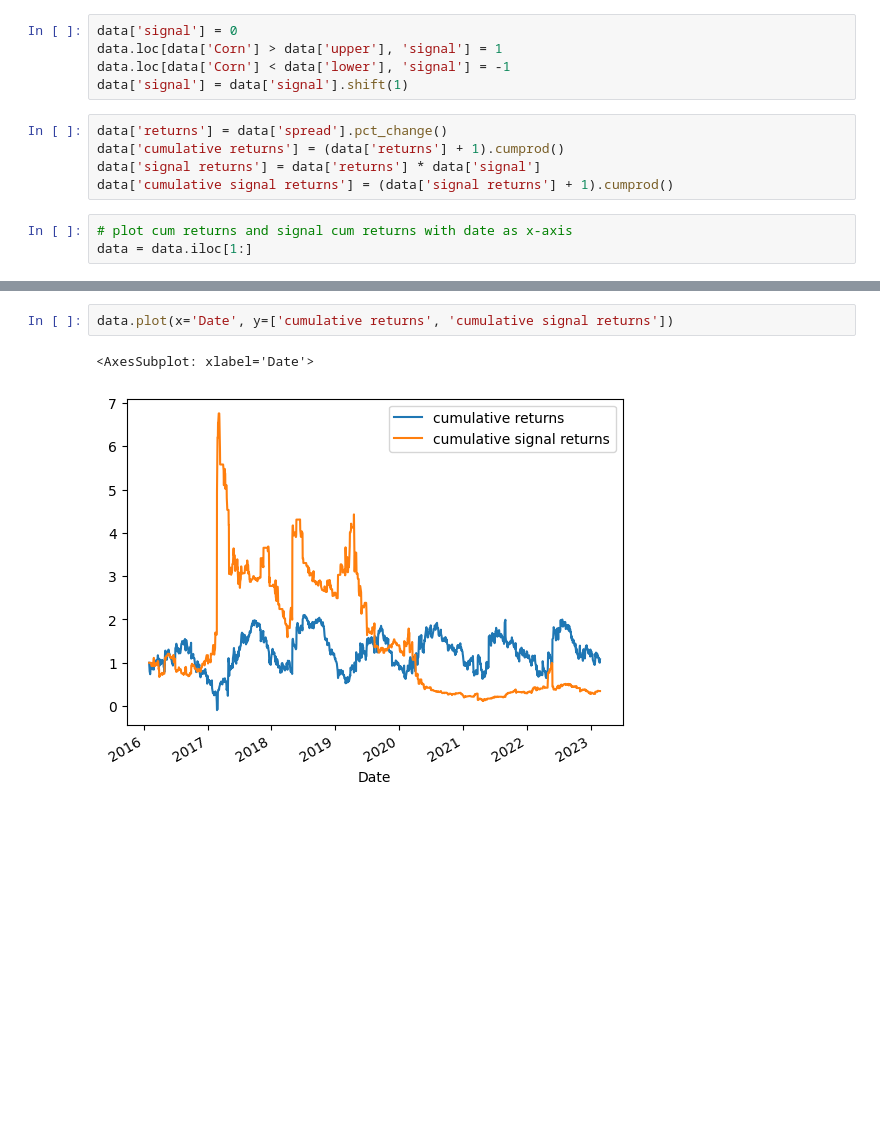
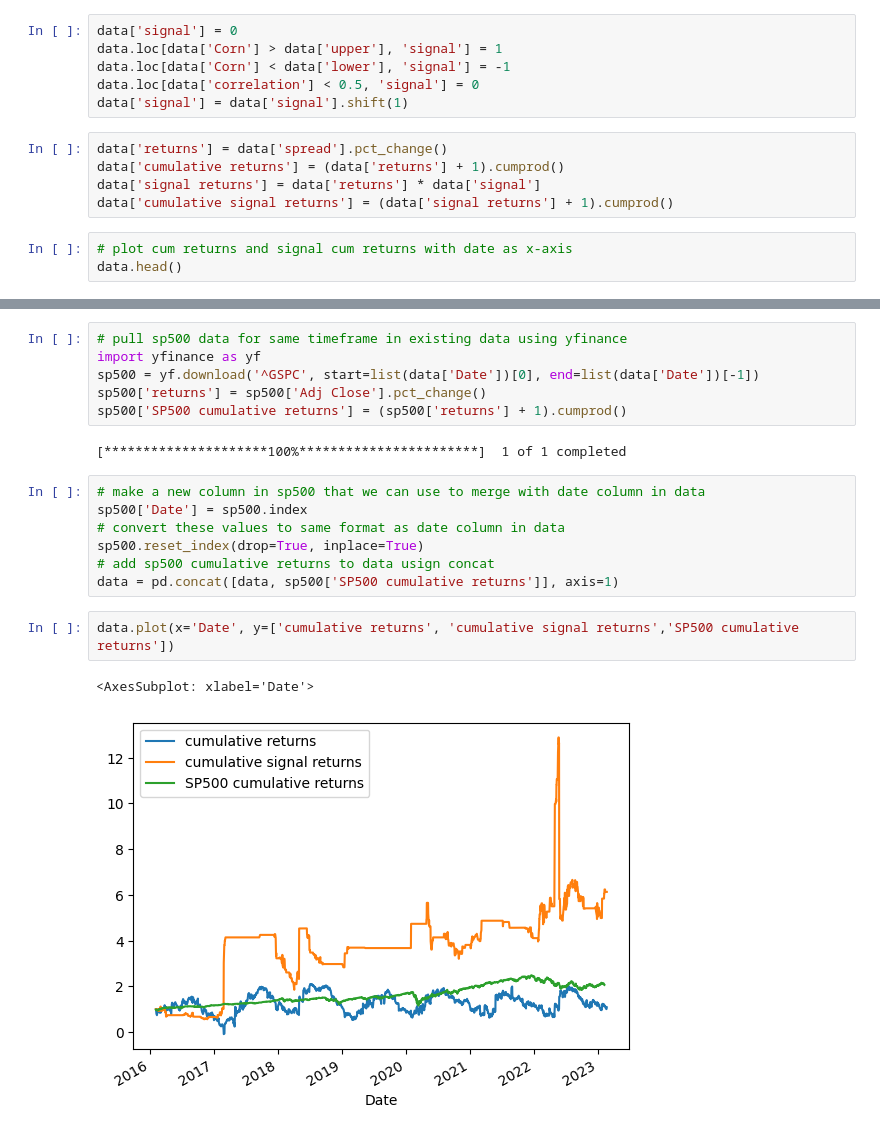
Before and after one commit to danjsabra/Meteorology, a Jupyter notebook: cattle_trading.ipynb, the cells around one changed output, grey strips where cells are left out. Drawn from its saved outputs; the diff is of its cells as text; blank space fills up the shorter version.

```diff
--- a/cattle_trading.ipynb
+++ b/cattle_trading.ipynb
@@ -30,6 +32,7 @@ data['lower'] = data['Corn MA'] - data['Corn'].rolling(10).std()
 data['signal'] = 0
 data.loc[data['Corn'] > data['upper'], 'signal'] = 1
 data.loc[data['Corn'] < data['lower'], 'signal'] = -1
+data.loc[data['correlation'] < 0.5, 'signal'] = 0
 data['signal'] = data['signal'].shift(1)
 # %%
 data['returns'] = data['spread'].pct_change()
@@ -38,4 +41,4 @@ data['signal returns'] = data['returns'] * data['signal']
 data['cumulative signal returns'] = (data['signal returns'] + 1).cumprod()
 # %%
 # plot cum returns and signal cum returns with date as x-axis
-data = data.iloc[1:]
+data.head()
@@ -42,5 +56,20 @@ data = data.iloc[1:]
+# %%
+# pull sp500 data for same timeframe in existing data using yfinance
+import yfinance as yf
+sp500 = yf.download('^GSPC', start=list(data['Date'])[0], end=list(data['Date'])[-1])
+sp500['returns'] = sp500['Adj Close'].pct_change()
+sp500['SP500 cumulative returns'] = (sp500['returns'] + 1).cumprod()
+# %% [output]
+[*********************100%***********************]  1 of 1 completed
+# %%
+# make a new column in sp500 that we can use to merge with date column in data
+sp500['Date'] = sp500.index
+# convert these values to same format as date column in data
+sp500.reset_index(drop=True, inplace=True)
+# add sp500 cumulative returns to data usign concat
+data = pd.concat([data, sp500['SP500 cumulative returns']], axis=1)
 # %%
-data.plot(x='Date', y=['cumulative returns', 'cumulative signal returns'])
+data.plot(x='Date', y=['cumulative returns', 'cumulative signal returns','SP500 cumulative returns'])
 # %% [output]
 <AxesSubplot: xlabel='Date'>
-[figure, old version]
+[figure, new version]
```
Also changed, not shown: parts of 4 cells of this notebook.
